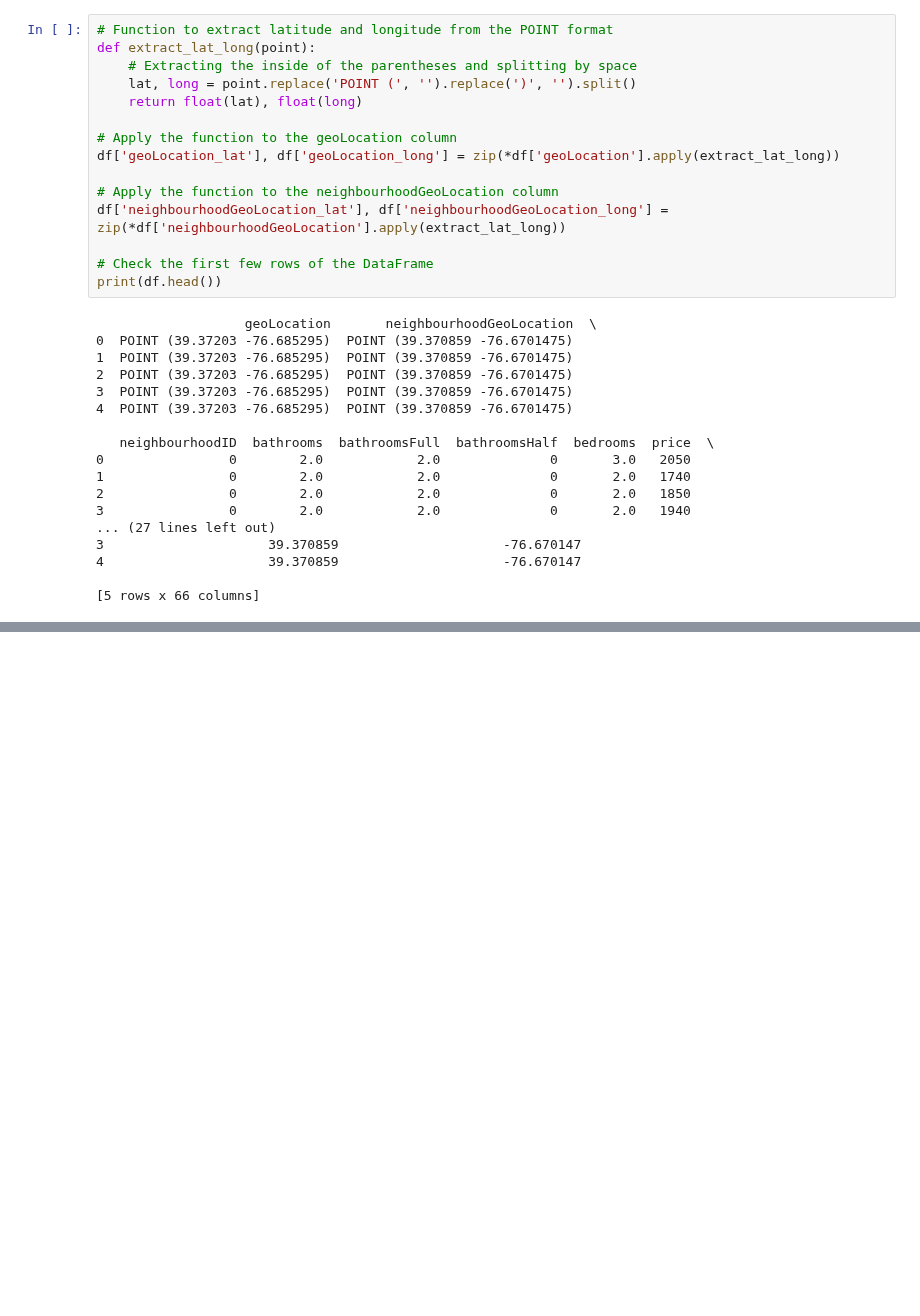
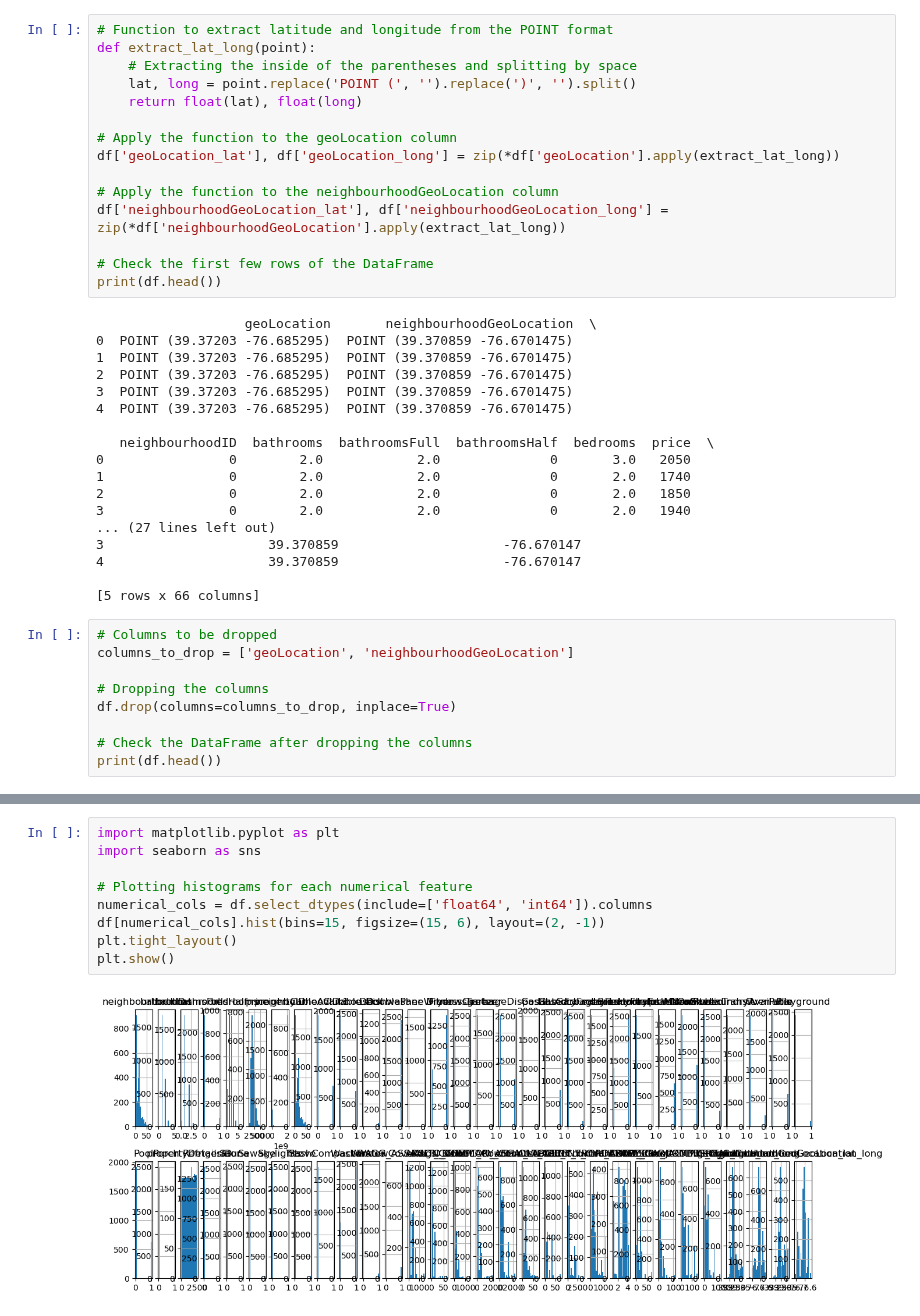
Before and after one commit to oisintheginger/mscfinalproject, a Jupyter notebook: Documents/nishant_research/knnAttempt.ipynb, the cells around one changed output, grey strips where cells are left out. Drawn from its saved outputs; the diff is of its cells as text; blank space fills up the shorter version.

```diff
--- a/Documents/nishant_research/knnAttempt.ipynb
+++ b/Documents/nishant_research/knnAttempt.ipynb
@@ -118,3 +118,12 @@ print(df.head())
 4                     39.370859                     -76.670147
 
 [5 rows x 66 columns]
+# %%
+# Columns to be dropped
+columns_to_drop = ['geoLocation', 'neighbourhoodGeoLocation']
+
+# Dropping the columns
+df.drop(columns=columns_to_drop, inplace=True)
+
+# Check the DataFrame after dropping the columns
+print(df.head())
@@ -120,0 +175,11 @@ print(df.head())
+# %%
+import matplotlib.pyplot as plt
+import seaborn as sns
+
+# Plotting histograms for each numerical feature
+numerical_cols = df.select_dtypes(include=['float64', 'int64']).columns
+df[numerical_cols].hist(bins=15, figsize=(15, 6), layout=(2, -1))
+plt.tight_layout()
+plt.show()
+# %% [output]
+[figure, added]
```
Also changed, not shown: parts of 22 cells of this notebook.
